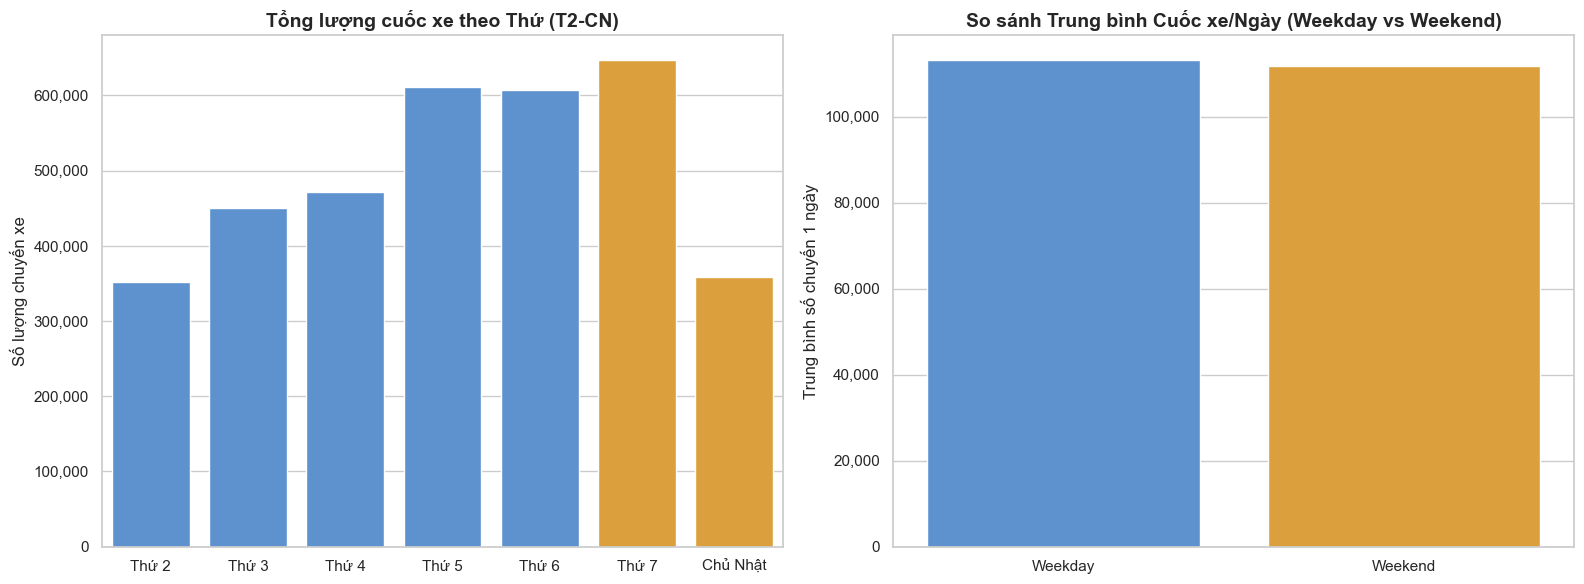
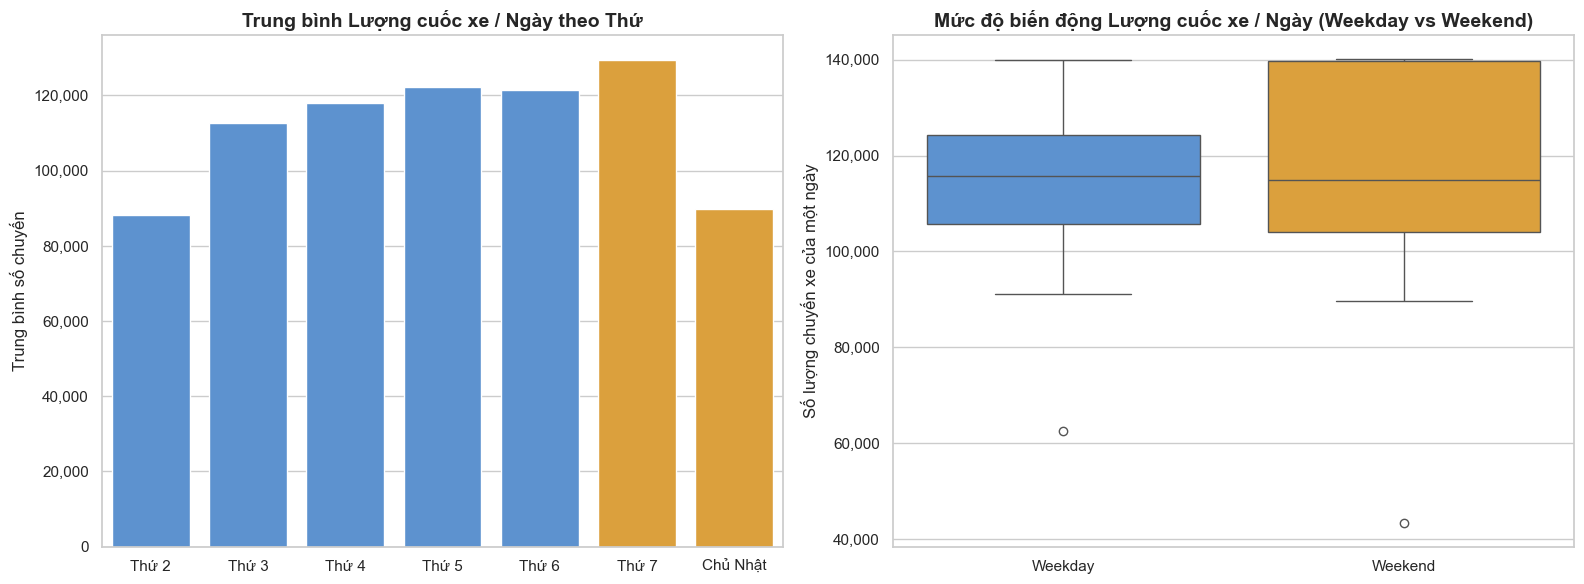
The change to this notebook cell's code, shown as a diff; its figure went from the first image to the second:
--- before
+++ after
@@ -1,27 +1,21 @@
-print("--- KHỐI 3: PHÂN TÍCH THEO THỨ TRONG TUẦN (DAY-OF-WEEK) ---")
+print("--- KHỐI 3: PHÂN TÍCH THEO THỨ TRONG TUẦN (DAY-OF-WEEK) - BẢN BOXPLOT ---")
 
-# 1. Tính tổng số chuyến theo từng Thứ
-# Đảm bảo thứ tự hiển thị đúng từ Thứ 2 đến Chủ Nhật
-order_days = ['Thứ 2', 'Thứ 3', 'Thứ 4', 'Thứ 5', 'Thứ 6', 'Thứ 7', 'Chủ Nhật']
-day_counts = df.groupby('day_name').size().reindex(order_days).reset_index(name='trip_count')
-
-# Khởi tạo khung biểu đồ
 fig, ax = plt.subplots(1, 2, figsize=(16, 6))
 
-# Biểu đồ 1: Số chuyến theo từng Thứ
-sns.barplot(data=day_counts, x='day_name', y='trip_count', ax=ax[0], palette=['#4A90E2']*5 + ['#F5A623']*2)
-ax[0].set_title('Tổng lượng cuốc xe theo Thứ (T2-CN)', fontsize=14, fontweight='bold')
-ax[0].set_ylabel('Số lượng chuyến xe', fontsize=12)
+# 1. Tính TRUNG BÌNH số chuyến theo từng Thứ 
+daily_trips = df.groupby(['pickup_date', 'day_name', 'is_weekend']).size().reset_index(name='trips')
+order_days = ['Thứ 2', 'Thứ 3', 'Thứ 4', 'Thứ 5', 'Thứ 6', 'Thứ 7', 'Chủ Nhật']
+avg_day_counts = daily_trips.groupby('day_name')['trips'].mean().reindex(order_days).reset_index()
+
+sns.barplot(data=avg_day_counts, x='day_name', y='trips', ax=ax[0], palette=['#4A90E2']*5 + ['#F5A623']*2)
+ax[0].set_title('Trung bình Lượng cuốc xe / Ngày theo Thứ', fontsize=14, fontweight='bold')
+ax[0].set_ylabel('Trung bình số chuyến', fontsize=12)
 ax[0].set_xlabel('')
 ax[0].yaxis.set_major_formatter(plt.FuncFormatter(lambda x, loc: "{:,}".format(int(x))))
 
-# Biểu đồ 2: So sánh Trung bình Ngày thường vs Cuối tuần
-# Vì T2-T6 có 5 ngày, T7-CN có 2 ngày, nên phải tính TRUNG BÌNH MỖI NGÀY mới công bằng
-daily_avg = df.groupby(['pickup_date', 'is_weekend']).size().reset_index(name='daily_trips')
-avg_weekend_vs_weekday = daily_avg.groupby('is_weekend')['daily_trips'].mean().reset_index()
-
-sns.barplot(data=avg_weekend_vs_weekday, x='is_weekend', y='daily_trips', ax=ax[1], palette={'Weekday': '#4A90E2', 'Weekend': '#F5A623'})
-ax[1].set_title('So sánh Trung bình Cuốc xe/Ngày (Weekday vs Weekend)', fontsize=14, fontweight='bold')
-ax[1].set_ylabel('Trung bình số chuyến 1 ngày', fontsize=12)
+# 2. Biểu đồ Hộp (Boxplot): So sánh độ biến động (Variance) giữa Ngày thường và Cuối tuần
+sns.boxplot(data=daily_trips, x='is_weekend', y='trips', ax=ax[1], palette={'Weekday': '#4A90E2', 'Weekend': '#F5A623'})
+ax[1].set_title('Mức độ biến động Lượng cuốc xe / Ngày (Weekday vs Weekend)', fontsize=14, fontweight='bold')
+ax[1].set_ylabel('Số lượng chuyến xe của một ngày', fontsize=12)
 ax[1].set_xlabel('')
 ax[1].yaxis.set_major_formatter(plt.FuncFormatter(lambda x, loc: "{:,}".format(int(x))))

Commit: Complete Week 1 EDA and add Week 2 Experiment Design document